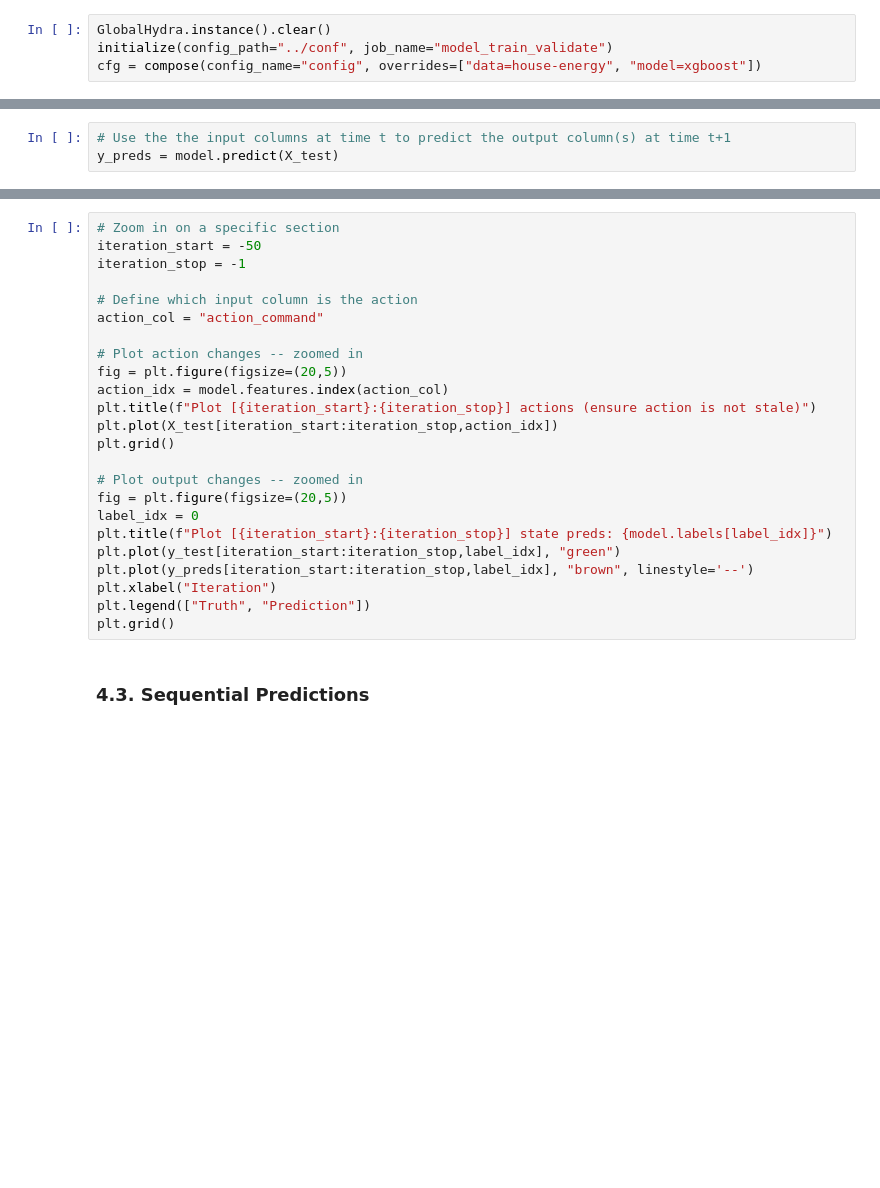
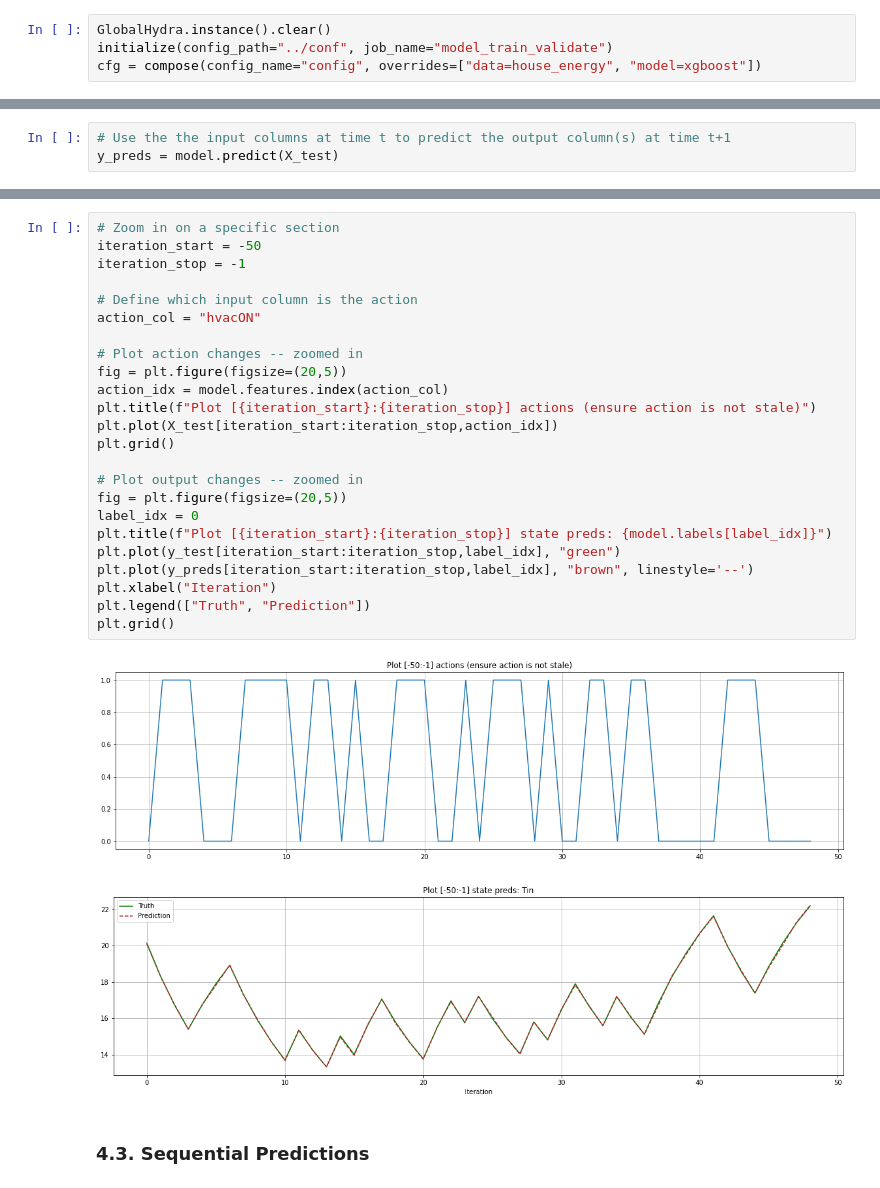
Before and after one commit to microsoft/datadrivenmodel, a Jupyter notebook: notebooks/ddm_train_evaluate.ipynb, the cells around one changed output, grey strips where cells are left out. Drawn from its saved outputs; the diff is of its cells as text; blank space fills up the shorter version.

```diff
--- a/notebooks/ddm_train_evaluate.ipynb
+++ b/notebooks/ddm_train_evaluate.ipynb
@@ -43,4 +45,4 @@ logger.setLevel(logging.INFO)
 # %%
 GlobalHydra.instance().clear()
 initialize(config_path="../conf", job_name="model_train_validate")
-cfg = compose(config_name="config", overrides=["data=house-energy", "model=xgboost"])
+cfg = compose(config_name="config", overrides=["data=house_energy", "model=xgboost"])
@@ -160,27 +206,30 @@ for i in range(label_count):
 # %%
 # Zoom in on a specific section
 iteration_start = -50
 iteration_stop = -1
 
 # Define which input column is the action
-action_col = "action_command"
+action_col = "hvacON"
 
 # Plot action changes -- zoomed in
 fig = plt.figure(figsize=(20,5))
 action_idx = model.features.index(action_col)
 plt.title(f"Plot [{iteration_start}:{iteration_stop}] actions (ensure action is not stale)")
 plt.plot(X_test[iteration_start:iteration_stop,action_idx])
 plt.grid()
 
 # Plot output changes -- zoomed in
 fig = plt.figure(figsize=(20,5))
 label_idx = 0
 plt.title(f"Plot [{iteration_start}:{iteration_stop}] state preds: {model.labels[label_idx]}")
 plt.plot(y_test[iteration_start:iteration_stop,label_idx], "green")
 plt.plot(y_preds[iteration_start:iteration_stop,label_idx], "brown", linestyle='--')
 plt.xlabel("Iteration")
 plt.legend(["Truth", "Prediction"])
 plt.grid()
+# %% [output]
+[figure, added]
+[figure, added]
 # %% [markdown]
 ### 4.3. Sequential Predictions
 # %%
```
Also changed, not shown: parts of 14 cells of this notebook, 2 other files.
